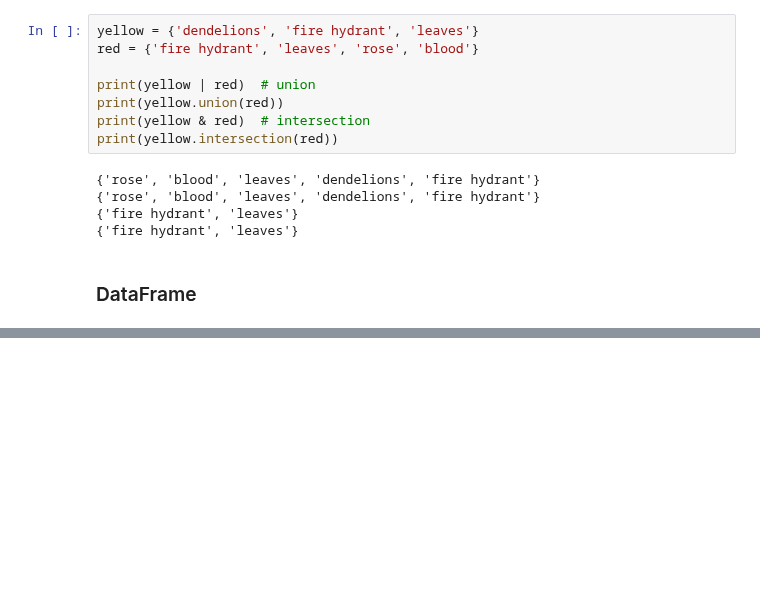
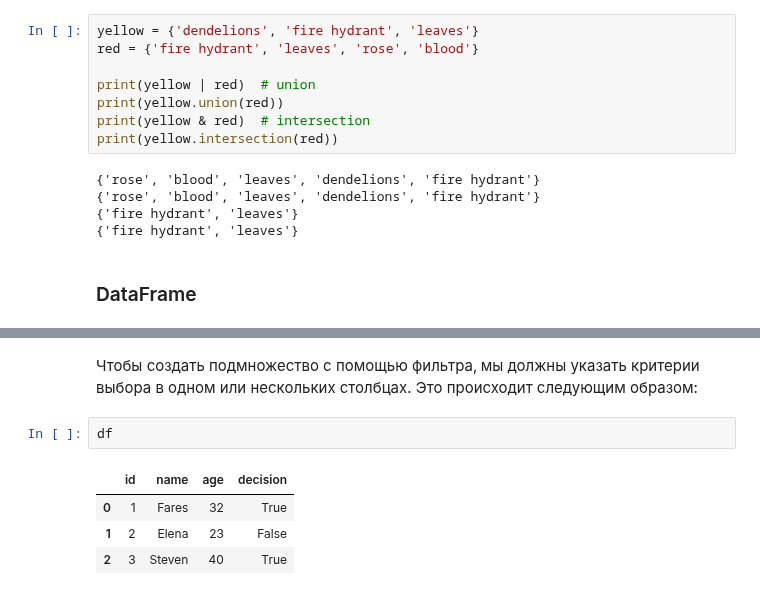
Before and after one commit to pm72/199-SCHOOL, a Jupyter notebook: Jupyter Notebook/Глава 2. Структуры данных, используемые в алгоритмах.ipynb, the cells around one changed output, grey strips where cells are left out. Saved outputs shown, nothing was run; the diff lists cells and outputs as text; blank space fills up the shorter version.

```diff
--- a/Jupyter Notebook/Глава 2. Структуры данных, используемые в алгоритмах.ipynb
+++ b/Jupyter Notebook/Глава 2. Структуры данных, используемые в алгоритмах.ipynb
@@ -217,0 +294,9 @@ print(yellow.intersection(red))
+# %% [markdown]
+ Чтобы создать подмножество с помощью фильтра‚ мы должны указать критерии выбора в одном или нескольких столбцах. Это происходит следующим образом:
+# %%
+df
+# %% [output]
+|  | id | name | age | decision |
+| 0 | 1 | Fares | 32 | True |
+| 1 | 2 | Elena | 23 | False |
+| 2 | 3 | Steven | 40 | True |
```
Also changed, not shown: parts of 44 cells of this notebook.
